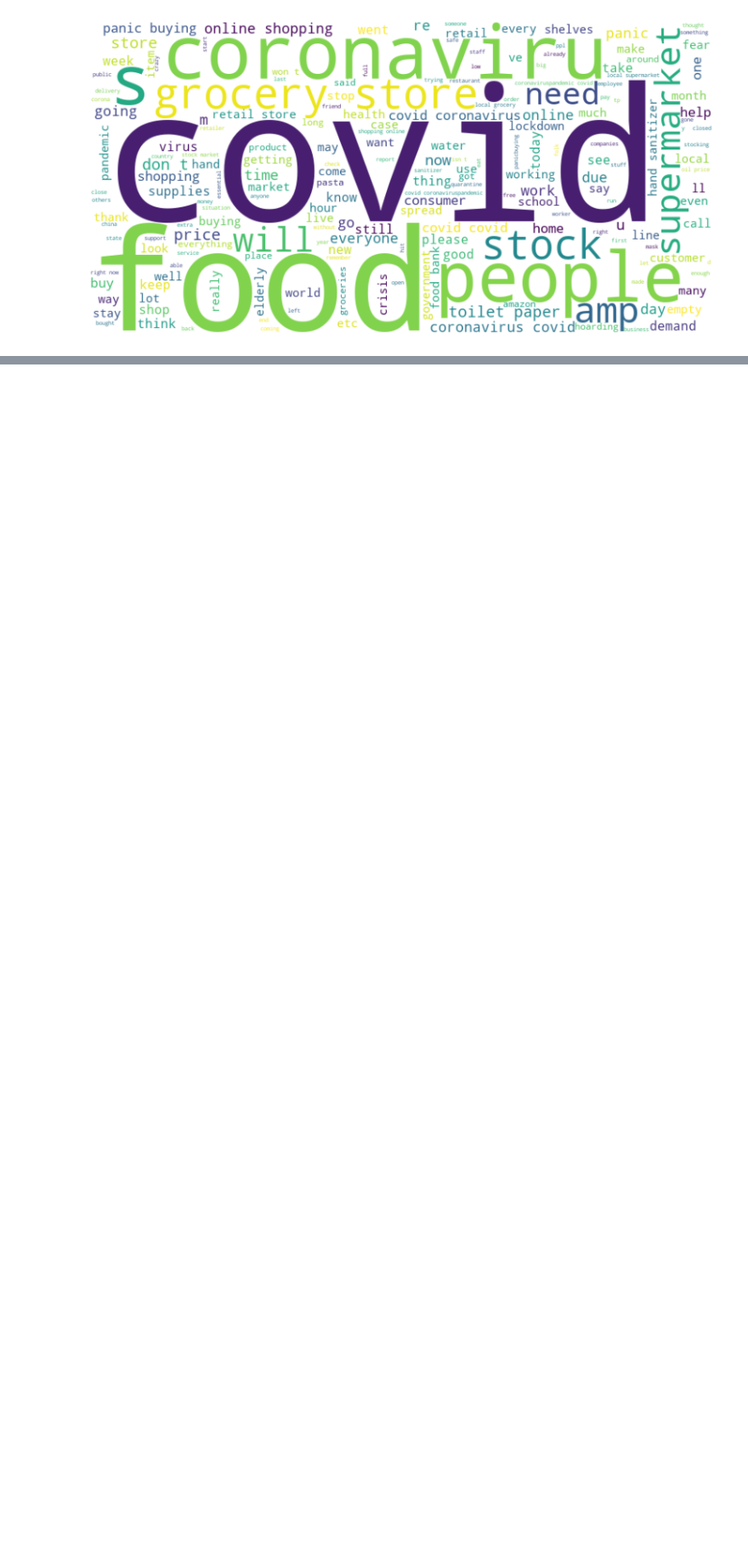
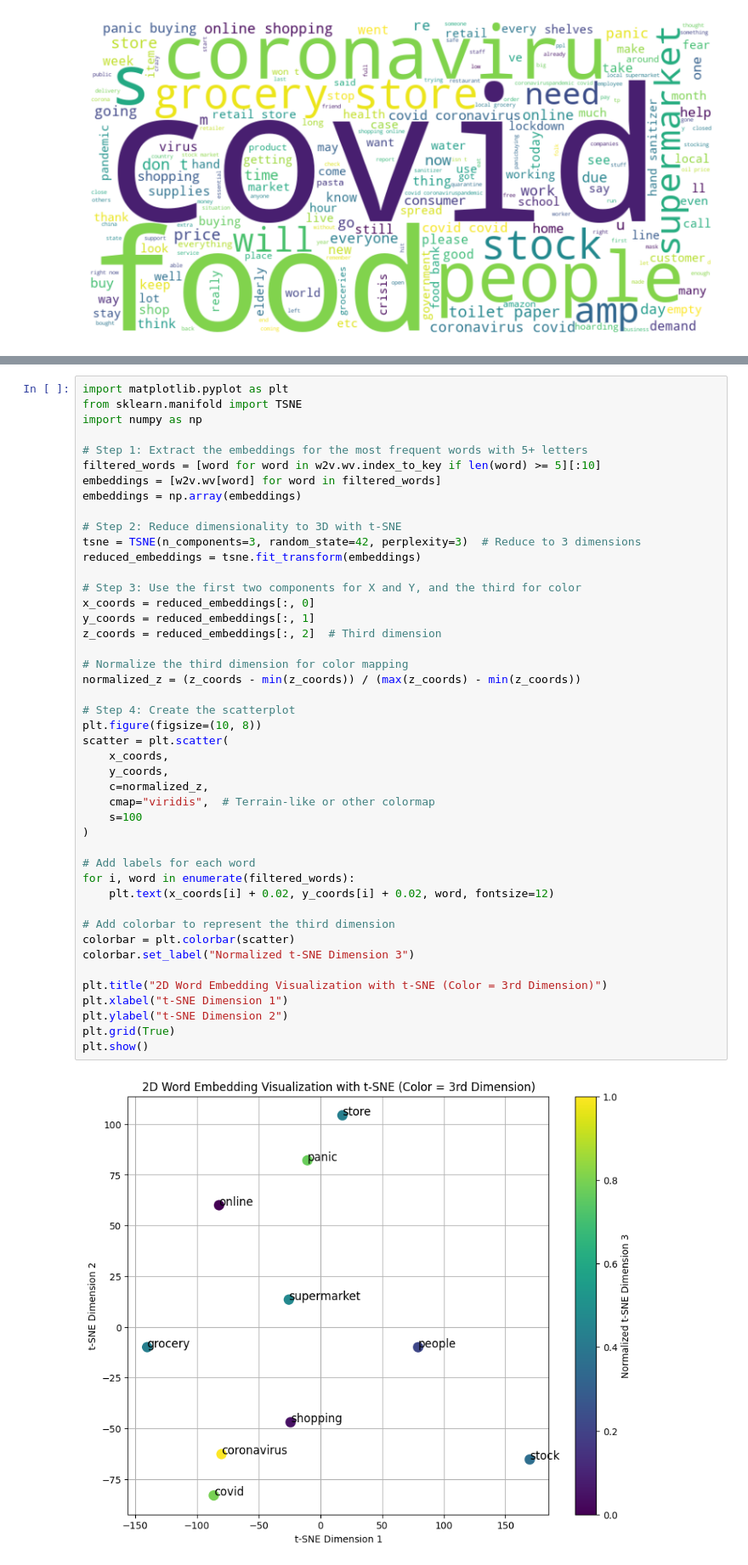
Before and after one commit to di-mitris/ml-ai-projects, a Jupyter notebook: NLP/word2vec-demo/word2vec-demo.ipynb, the cells around one changed output, grey strips where cells are left out. Shown: that part at 85% size. Saved outputs shown, nothing was run; the diff lists cells and outputs as text; blank space fills up the shorter version.

```diff
--- a/NLP/word2vec-demo/word2vec-demo.ipynb
+++ b/NLP/word2vec-demo/word2vec-demo.ipynb
@@ -289,3 +289,50 @@ plt.grid(True)
 plt.show()
 # %% [output]
 [figure]
+# %%
+import matplotlib.pyplot as plt
+from sklearn.manifold import TSNE
+import numpy as np
+
+# Step 1: Extract the embeddings for the most frequent words with 5+ letters
+filtered_words = [word for word in w2v.wv.index_to_key if len(word) >= 5][:10]
+embeddings = [w2v.wv[word] for word in filtered_words]
+embeddings = np.array(embeddings)
+
+# Step 2: Reduce dimensionality to 3D with t-SNE
+tsne = TSNE(n_components=3, random_state=42, perplexity=3)  # Reduce to 3 dimensions
+reduced_embeddings = tsne.fit_transform(embeddings)
+
+# Step 3: Use the first two components for X and Y, and the third for color
+x_coords = reduced_embeddings[:, 0]
+y_coords = reduced_embeddings[:, 1]
+z_coords = reduced_embeddings[:, 2]  # Third dimension
+
+# Normalize the third dimension for color mapping
+normalized_z = (z_coords - min(z_coords)) / (max(z_coords) - min(z_coords))
+
+# Step 4: Create the scatterplot
+plt.figure(figsize=(10, 8))
+scatter = plt.scatter(
+    x_coords,
+    y_coords,
+    c=normalized_z,
+    cmap="viridis",  # Terrain-like or other colormap
+    s=100
+)
+
+# Add labels for each word
+for i, word in enumerate(filtered_words):
+    plt.text(x_coords[i] + 0.02, y_coords[i] + 0.02, word, fontsize=12)
+
+# Add colorbar to represent the third dimension
+colorbar = plt.colorbar(scatter)
+colorbar.set_label("Normalized t-SNE Dimension 3")
+
+plt.title("2D Word Embedding Visualization with t-SNE (Color = 3rd Dimension)")
+plt.xlabel("t-SNE Dimension 1")
+plt.ylabel("t-SNE Dimension 2")
+plt.grid(True)
+plt.show()
+# %% [output]
+[figure, added]
```
